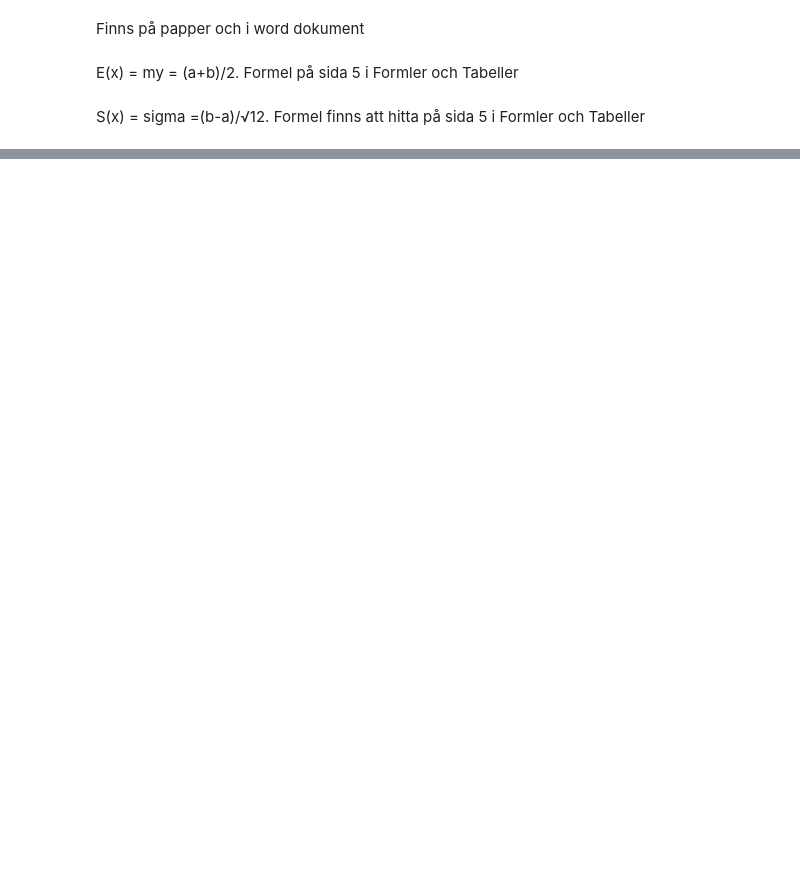
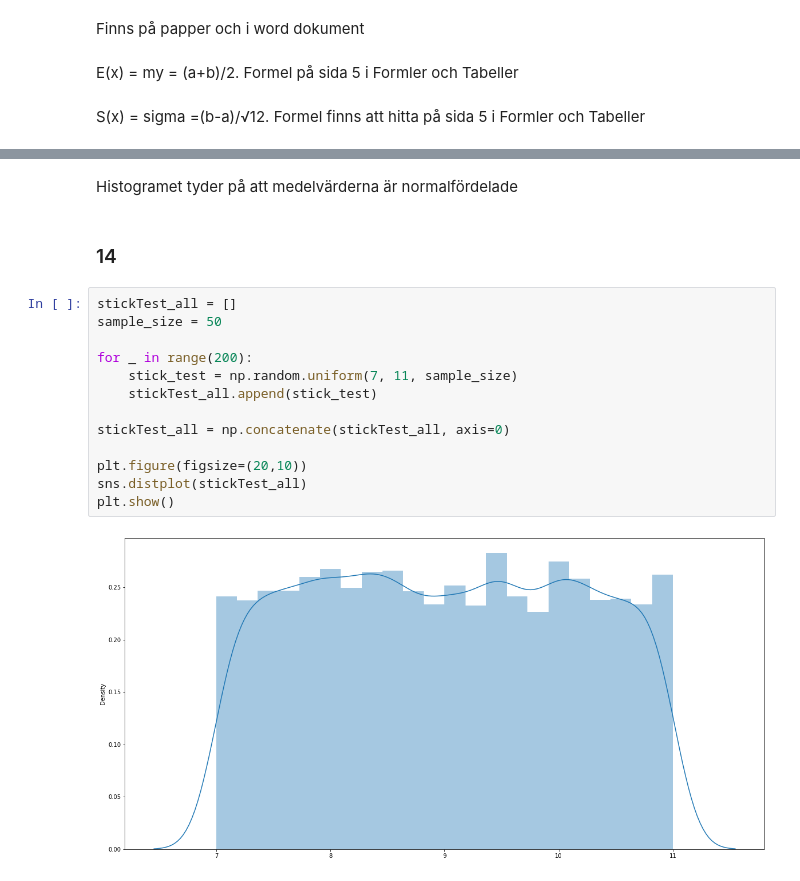
Before and after one commit to FabianAndersson17/statistiska-metoder, a Jupyter notebook: labb_statistiskametoder.ipynb, the cells around one changed output, grey strips where cells are left out. Cells and saved outputs as stored; diff of their text form; blank space fills up the shorter version.

```diff
--- a/labb_statistiskametoder.ipynb
+++ b/labb_statistiskametoder.ipynb
@@ -189,0 +236,19 @@ S(x) = sigma =(b-a)/√12. Formel finns att hitta på sida 5 i Formler och Tabel
+# %% [markdown]
+Histogramet tyder på att medelvärderna är normalfördelade
+# %% [markdown]
+### 14
+# %%
+stickTest_all = []
+sample_size = 50
+
+for _ in range(200):
+    stick_test = np.random.uniform(7, 11, sample_size)
+    stickTest_all.append(stick_test)
+
+stickTest_all = np.concatenate(stickTest_all, axis=0)
+
+plt.figure(figsize=(20,10))
+sns.distplot(stickTest_all)
+plt.show()
+# %% [output]
+[figure, added]
```
Also changed, not shown: parts of 20 cells of this notebook.
